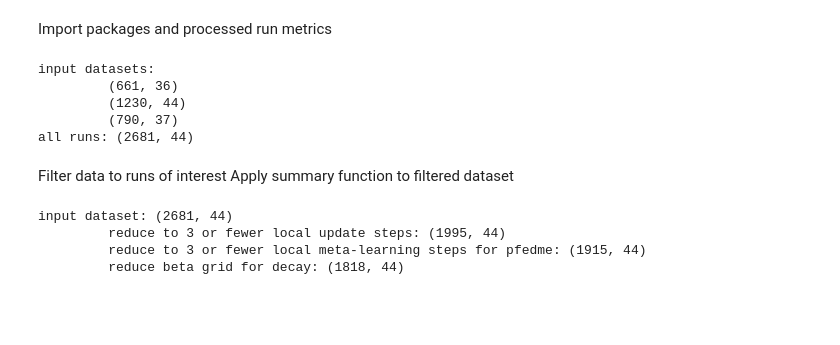
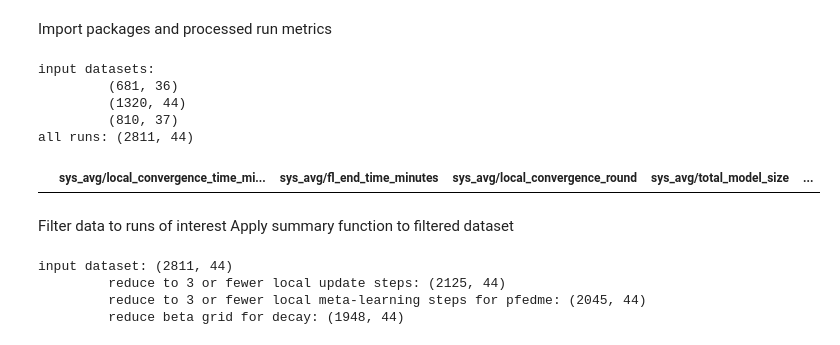
Before and after one commit to JoeLavond/FedDecay, a Jupyter notebook: custom/03_summarize_run_costs.ipynb, the cells around one changed output. Saved outputs shown, nothing was run; the diff lists cells and outputs as text; code cells hidden in the pictures; blank space fills up the shorter version.

```diff
--- a/custom/03_summarize_run_costs.ipynb
+++ b/custom/03_summarize_run_costs.ipynb
@@ -13,11 +13,12 @@ helper = __import__('00_helper')
 # control
 top_k = 1
 with_ft = 1
-write_output = 1
+write_output = 0
 
 validation_metric = 'Results/val_acc'
 project_names = [
     'femnist--s02', 'sst2', 'pubmed'
+    #'pubmed2'
     #'cifar--alpha5.0', 'cifar--alpha0.5', 'cifar--alpha0.1'
 ]
 
@@ -39,10 +40,18 @@ cat_dataset_type = CategoricalDtype(
 )
 # %% [output]
 input datasets:
-         (661, 36)
-         (1230, 44)
-         (790, 37)
-all runs: (2681, 44)
+         (681, 36)
+         (1320, 44)
+         (810, 37)
+all runs: (2811, 44)
+# %%
+temp = df.loc[
+    (df.dataset == 'pubmed2')
+    & (df.method == 'fedem')
+    ]
+temp[[name for name in df.columns if re.search('sys', name)]].head()
+# %% [output]
+|  | sys_avg/local_convergence_time_mi... | sys_avg/fl_end_time_minutes | sys_avg/local_convergence_round | sys_avg/total_model_size | ... |
 # %%
 def df_to_latex(
     df,
@@ -123,10 +132,10 @@ def convert_SI(x):
         return x
 
     SI = {
-        'K': 10e3,
-        'M': 10e6,
-        'G': 10e9,
-        'T': 10e12
+        'K': 1e3,
+        'M': 1e6,
+        'G': 1e9,
+        'T': 1e12
     }
 
     units = re.sub('[0-9.]', '', x)
@@ -139,8 +148,8 @@ def convert_SI(x):
 
 def to_SI(x, unit='G', decimals=2):
     SI = {
-        'K': 10e3, 'M': 10e6,
-        'G': 10e9, 'T': 10e12
+        'K': 1e3, 'M': 1e6,
+        'G': 1e9, 'T': 1e12
     }
 
     assert unit in [name for name, _ in SI.items()]
@@ -149,10 +158,10 @@ def to_SI(x, unit='G', decimals=2):
 
 #convert_SI('19.0M')
 # %% [output]
-input dataset: (2681, 44)
-         reduce to 3 or fewer local update steps: (1995, 44)
-         reduce to 3 or fewer local meta-learning steps for pfedme: (1915, 44)
-         reduce beta grid for decay: (1818, 44)
+input dataset: (2811, 44)
+         reduce to 3 or fewer local update steps: (2125, 44)
+         reduce to 3 or fewer local meta-learning steps for pfedme: (2045, 44)
+         reduce beta grid for decay: (1948, 44)
 # %%
 # columns of interest
 id_columns = ['dataset', 'method', validation_metric]
```
Also changed, not shown: parts of 4 cells of this notebook, 6 other files.
